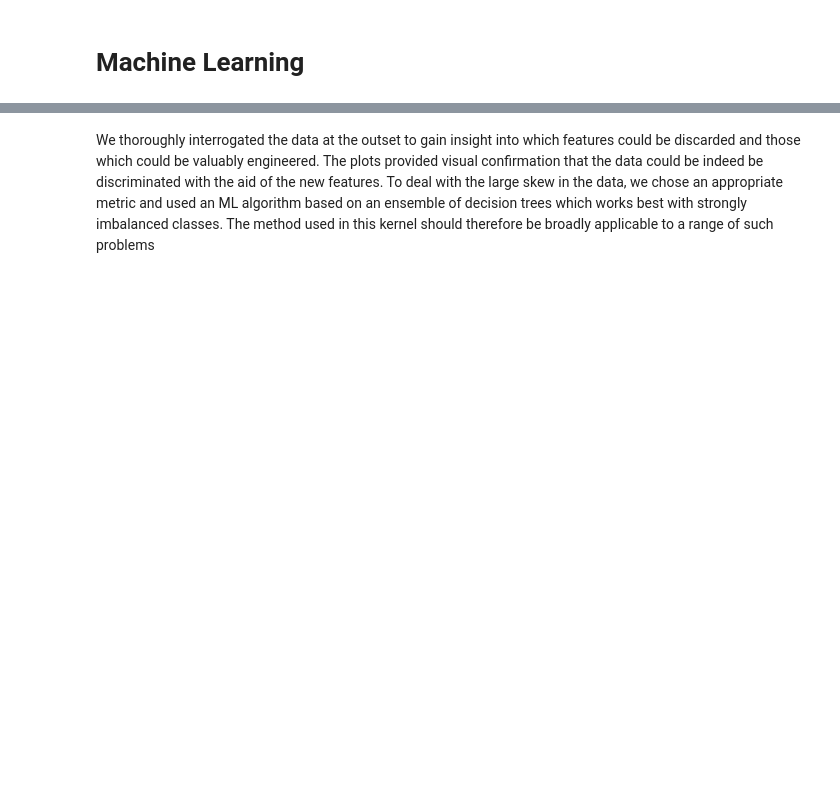
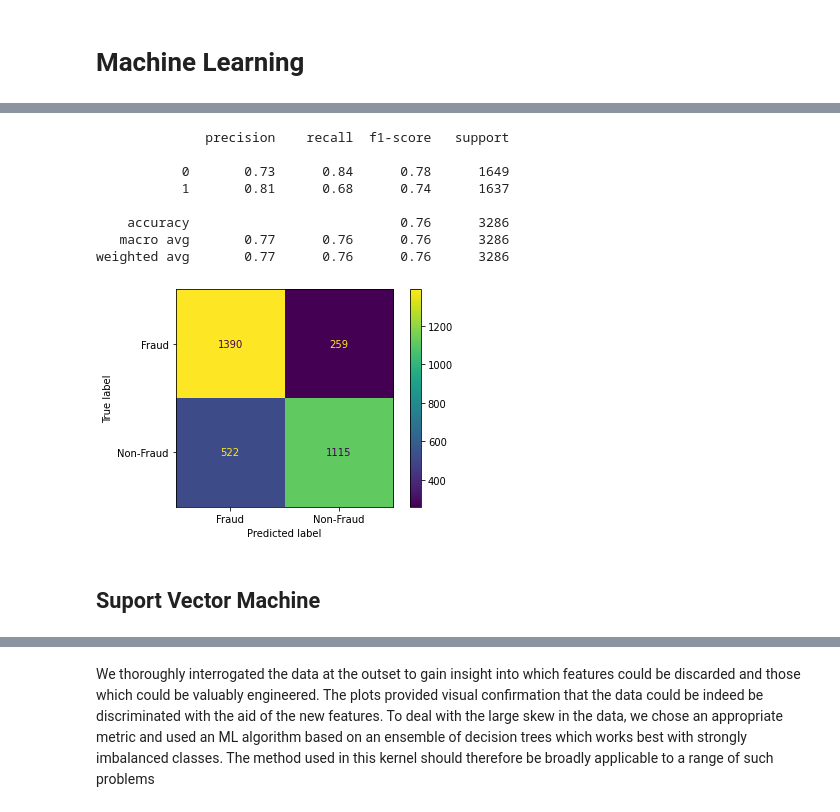
Before and after one commit to hoangdat252513/Financial-Fraud-Detection, a Jupyter notebook: Fraud_Detection_Financial_Payment.ipynb, the cells around one changed output, grey strips where cells are left out. Drawn from its saved outputs; the diff is of its cells as text; code cells hidden in the pictures; blank space fills up the shorter version.

```diff
--- a/Fraud_Detection_Financial_Payment.ipynb
+++ b/Fraud_Detection_Financial_Payment.ipynb
@@ -1014,0 +678,24 @@ The figure below shows that the new feature errorBalanceOrig that we created is
+# %%
+BNBayes = BernoulliNB().fit(X_train, Y_train)
+
+Y_pred_BNB = BNBayes.predict(X_test)
+# %%
+report = metrics.classification_report(Y_test, Y_pred_BNB)
+print(report)
+cm = metrics.confusion_matrix(Y_test,Y_pred_BNB)
+
+cm_display = metrics.ConfusionMatrixDisplay(confusion_matrix = cm, display_labels = ['Fraud','Non-Fraud'])
+cm_display.plot()
+plt.show()
+# %% [output]
+              precision    recall  f1-score   support
+
+           0       0.73      0.84      0.78      1649
+           1       0.81      0.68      0.74      1637
+
+    accuracy                           0.76      3286
+   macro avg       0.77      0.76      0.76      3286
+weighted avg       0.77      0.76      0.76      3286
+[figure, added]
+# %% [markdown]
+## Suport Vector Machine
```
Also changed, not shown: parts of 109 cells of this notebook.
